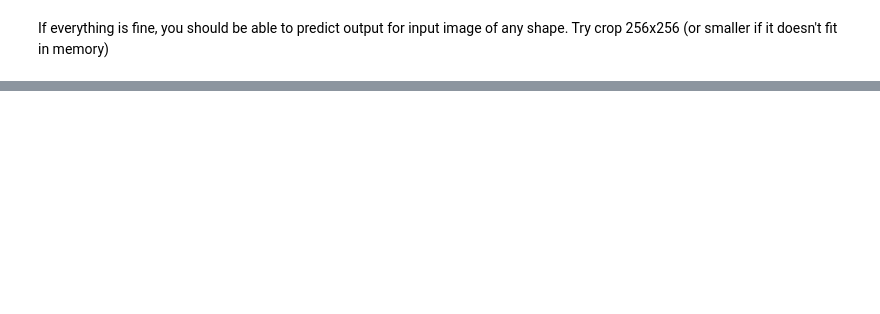
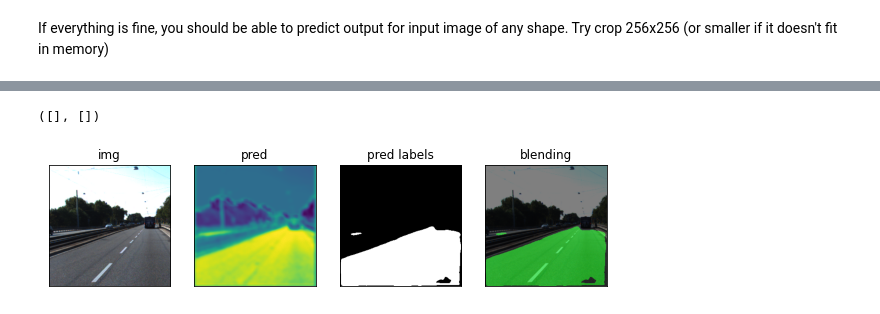
Before and after one commit to manosh7n/deep_vision_and_graphics, a Jupyter notebook: week04-dense_prediction/seminar_dense_prediction.ipynb, the cells around one changed output, grey strips where cells are left out. Saved outputs shown, nothing was run; the diff lists cells and outputs as text; code cells hidden in the pictures; blank space fills up the shorter version.

```diff
--- a/week04-dense_prediction/seminar_dense_prediction.ipynb
+++ b/week04-dense_prediction/seminar_dense_prediction.ipynb
@@ -500,21 +600,24 @@ predictions.shape, patch.shape
 # %%
 plt.figure(figsize=(10,4))
 plt.subplot(1,4,1)
 plt.title('img')
 plt.imshow(patch)
 plt.xticks([]); plt.yticks([])
 plt.subplot(1,4,2)
 plt.title('pred')
 plt.imshow(predictions[0,0])
 plt.xticks([]); plt.yticks([])
 plt.subplot(1,4,3)
 plt.title('pred labels')
-plt.imshow(predictions[0,0] > 0.5, 'gray')
+plt.imshow(predictions[0,0] > 0.75, 'gray')
 plt.xticks([]); plt.yticks([])
 plt.subplot(1,4,4)
 plt.title('blending')
-plt.imshow(make_blending(patch, predictions[0,0] > 0.5))
+plt.imshow(make_blending(patch, predictions[0,0] > 0.75))
 plt.xticks([]); plt.yticks([])
+# %% [output]
+([], [])
+[figure, added]
 # %%
 def split_and_apply(net, image, patch_w=150, overlap=80):
     n_patches = image.shape[1] // patch_w
```
Also changed, not shown: parts of 19 cells of this notebook.
